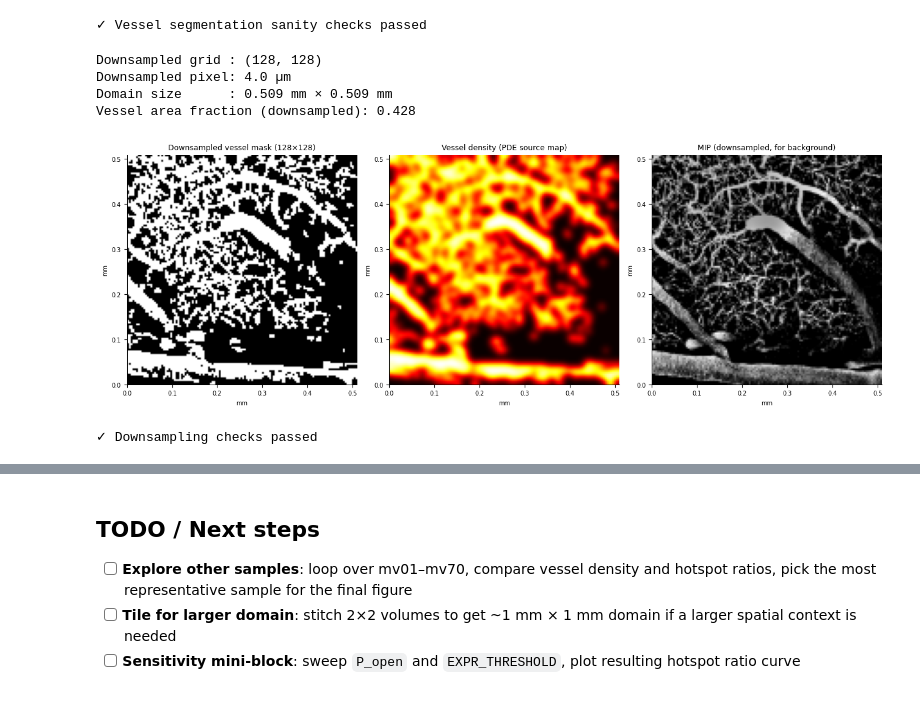
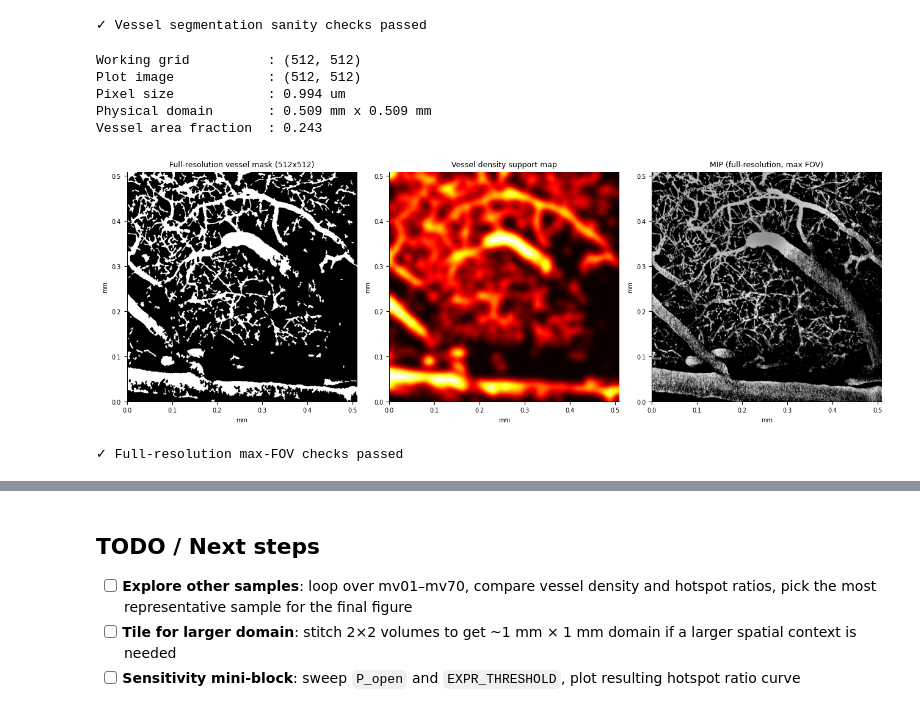
Before and after one commit to roschkoenig/BBB_modelling, a Jupyter notebook: CBG_panel_A_dev.ipynb, the cells around one changed output, grey strips where cells are left out. Cells and saved outputs as stored; diff of their text form; code cells hidden in the pictures.

```diff
--- a/CBG_panel_A_dev.ipynb
+++ b/CBG_panel_A_dev.ipynb
@@ -250,58 +259,55 @@ Largest connected component: 31629.0 px (50% of vessel area)
 [figure]
 ✓ Vessel segmentation sanity checks passed
 # %%
-# ── Cell 5: Downsample to PDE working grid ───────────────────────────────────
-# The full 512×512 grid at 1 µm/pixel is too fine for the sparse FD PDE solve
-# (would require 262,144 unknowns). We downsample 4× to 128×128 (≈4 µm/pixel),
-# which is still well below vessel diameter (~5–15 µm for capillaries).
-#
-# For the MIP display image, we keep the full 512×512 for visual quality.
+# -- Cell 5: Full-resolution working field (max FOV) -------------------------
+# Keep the same slice and keep full native resolution for all downstream images.
 
-from skimage.transform import downscale_local_mean, resize
+mip_ds = mip_clahe.copy()
+vm_ds = vessel_mask.copy()
+mip_plot = mip_clahe.copy()
 
-# Downsample vessel mask (use max-pooling to preserve vessel connectivity)
-vm_ds = vessel_mask.reshape(
-    GRID_PX, DOWNSAMPLE, GRID_PX, DOWNSAMPLE
-).max(axis=(1, 3))   # (128, 128) bool
+# Full field extents
+GRID_PX = vm_ds.shape[0]
+DOMAIN_MM = GRID_PX * DX_MM
 
-# Downsample MIP for PDE source map (mean-pooling)
-mip_ds = downscale_local_mean(mip_clahe, (DOWNSAMPLE, DOWNSAMPLE))
+print(f'Working grid          : {vm_ds.shape}')
+print(f'Plot image            : {mip_plot.shape}')
+print(f'Pixel size            : {DX_MM*1000:.3f} um')
+print(f'Physical domain       : {DOMAIN_MM:.3f} mm x {DOMAIN_MM:.3f} mm')
+print(f'Vessel area fraction  : {vm_ds.mean():.3f}')
 
-print(f'Downsampled grid : {vm_ds.shape}')
-print(f'Downsampled pixel: {DX_MM*1000:.1f} µm')
-print(f'Domain size      : {DOMAIN_MM:.3f} mm × {DOMAIN_MM:.3f} mm')
-print(f'Vessel area fraction (downsampled): {vm_ds.mean():.3f}')
-
-# Build continuous vessel density map (for PDE source term)
-# Gaussian-blur the downsampled mask to create a smooth surface source density
-VESSEL_SIGMA_UM = 8   # µm — smoothing radius for source term
+# Vessel density support map (used by gating and visual diagnostics)
+VESSEL_SIGMA_UM = 8   # um
 vessel_sigma_px = VESSEL_SIGMA_UM / (DX_MM * 1000)
 vessel_density = ndimage.gaussian_filter(vm_ds.astype(float), sigma=vessel_sigma_px)
 if vessel_density.max() > 0:
     vessel_density /= vessel_density.max()
 
-# ── Visual check ────────────────────────────────────────────────────────────
+# -- Visual check --------------------------------------------------------------
 fig, axes = plt.subplots(1, 3, figsize=(13, 4.5))
 extent = [0, DOMAIN_MM, 0, DOMAIN_MM]
 axes[0].imshow(vm_ds, cmap='gray', origin='lower', extent=extent)
-axes[0].set_title(f'Downsampled vessel mask ({GRID_PX}×{GRID_PX})', fontsize=9)
+axes[0].set_title(f'Full-resolution vessel mask ({GRID_PX}x{GRID_PX})', fontsize=9)
 axes[1].imshow(vessel_density, cmap='hot', origin='lower', extent=extent)
-axes[1].set_title('Vessel density (PDE source map)', fontsize=9)
-axes[2].imshow(mip_ds, cmap='gray', origin='lower', extent=extent)
-axes[2].set_title('MIP (downsampled, for background)', fontsize=9)
+axes[1].set_title('Vessel density support map', fontsize=9)
+axes[2].imshow(mip_plot, cmap='gray', origin='lower', extent=extent)
+axes[2].set_title('MIP (full-resolution, max FOV)', fontsize=9)
 for ax in axes:
     ax.set_xlabel('mm'); ax.set_ylabel('mm')
 plt.tight_layout()
 plt.show()
 
-assert vm_ds.shape == (GRID_PX, GRID_PX), 'Downsampled mask wrong shape'
-print('✓ Downsampling checks passed')
+assert vm_ds.shape == (GRID_PX, GRID_PX), 'Working mask wrong shape'
+assert mip_plot.shape == vm_ds.shape, 'MIP and mask must share full-resolution grid'
+assert 0.49 < DOMAIN_MM < 0.52, f'Expected ~0.509 mm domain, got {DOMAIN_MM:.3f} mm'
+print('✓ Full-resolution max-FOV checks passed')
 # %% [output]
-Downsampled grid : (128, 128)
-Downsampled pixel: 4.0 µm
-Domain size      : 0.509 mm × 0.509 mm
-Vessel area fraction (downsampled): 0.428
+Working grid          : (512, 512)
+Plot image            : (512, 512)
+Pixel size            : 0.994 um
+Physical domain       : 0.509 mm x 0.509 mm
+Vessel area fraction  : 0.243
-[figure, old version]
+[figure, new version]
-✓ Downsampling checks passed
+✓ Full-resolution max-FOV checks passed
 # %%
 # ── Cell 6: Single localized expression hotspot (top-left corner) ────────────
```
Also changed, not shown: parts of 7 cells of this notebook, 11 other files.
